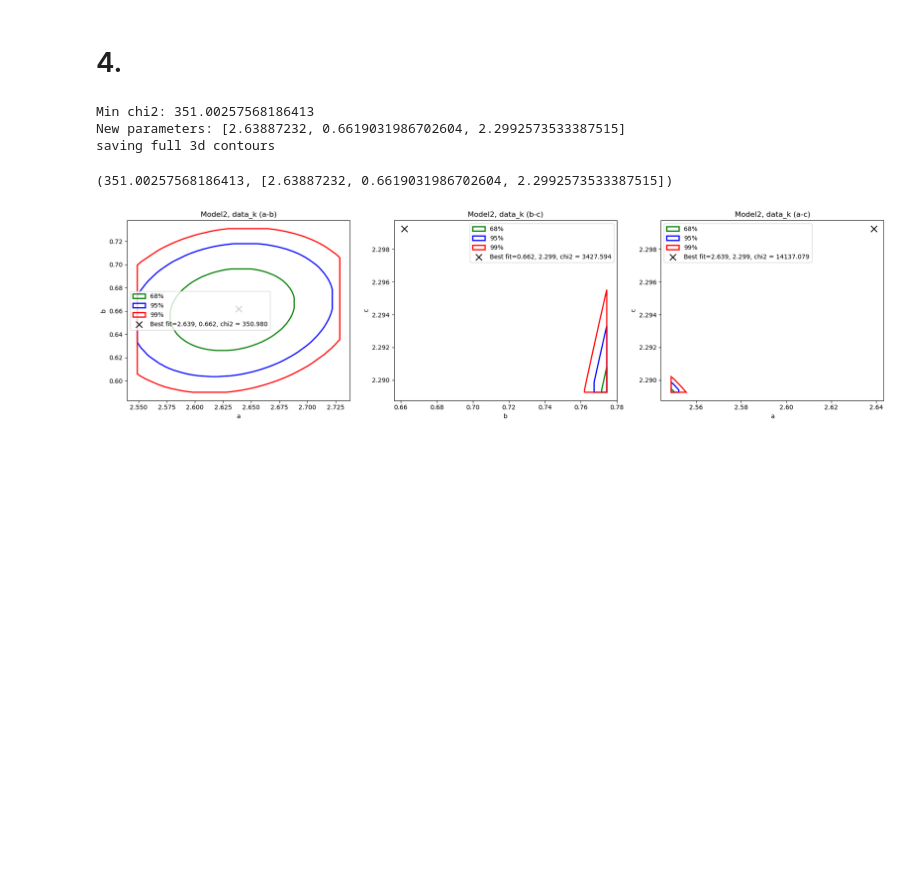
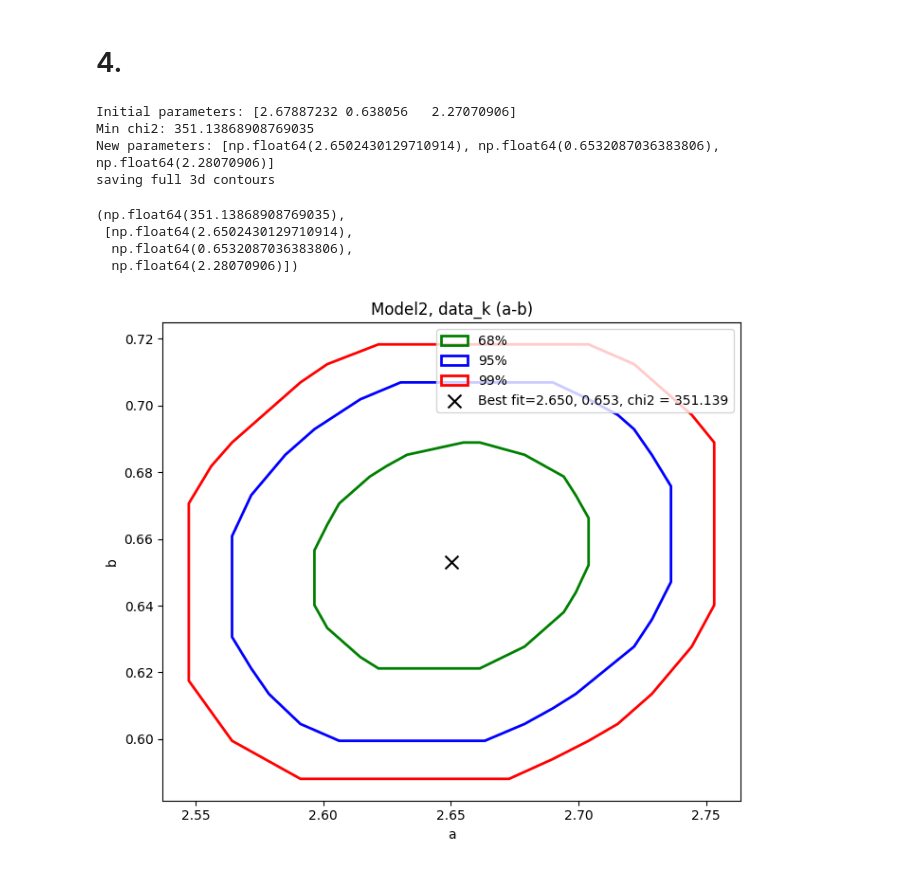
Before and after one commit to john1256/KASI_Ms, a Jupyter notebook: 2025/Statistics_1/Assignment5.ipynb, the cells around one changed output. Drawn from its saved outputs; the diff is of its cells as text; code cells hidden in the pictures; blank space fills up the shorter version.

```diff
--- a/2025/Statistics_1/Assignment5.ipynb
+++ b/2025/Statistics_1/Assignment5.ipynb
@@ -148,14 +169,18 @@ np.load(f'./data/cont_Model3_data_h_0.npy').shape
 # %% [markdown]
 # 4.
 # %%
-grid_A = make_grid(10, steps=200)/80
-grid_B = make_grid(10, steps=200)/80
-grid_C = make_grid(2, steps=200)/1e2
+grid_A = make_grid(10, steps=30)/80
+grid_B = make_grid(10, steps=30)/80
+grid_C = make_grid(2, steps=30)/1e2
 grid_tot = [grid_A, grid_B, grid_C]
 plot_contour("best_fit_4.txt", "Model2", grid_tot, data_k, data_name='data_k', plot_parms='ab')
 # %% [output]
-Min chi2: 351.00257568186413
-New parameters: [2.63887232, 0.6619031986702604, 2.2992573533387515]
+Initial parameters: [2.67887232 0.638056   2.27070906]
+Min chi2: 351.13868908769035
+New parameters: [np.float64(2.6502430129710914), np.float64(0.6532087036383806), np.float64(2.28070906)]
 saving full 3d contours
-(351.00257568186413, [2.63887232, 0.6619031986702604, 2.2992573533387515])
+(np.float64(351.13868908769035),
+ [np.float64(2.6502430129710914),
+  np.float64(0.6532087036383806),
+  np.float64(2.28070906)])
-[figure, old version]
+[figure, new version]
```
Also changed, not shown: parts of 5 cells of this notebook, 24 other files.
